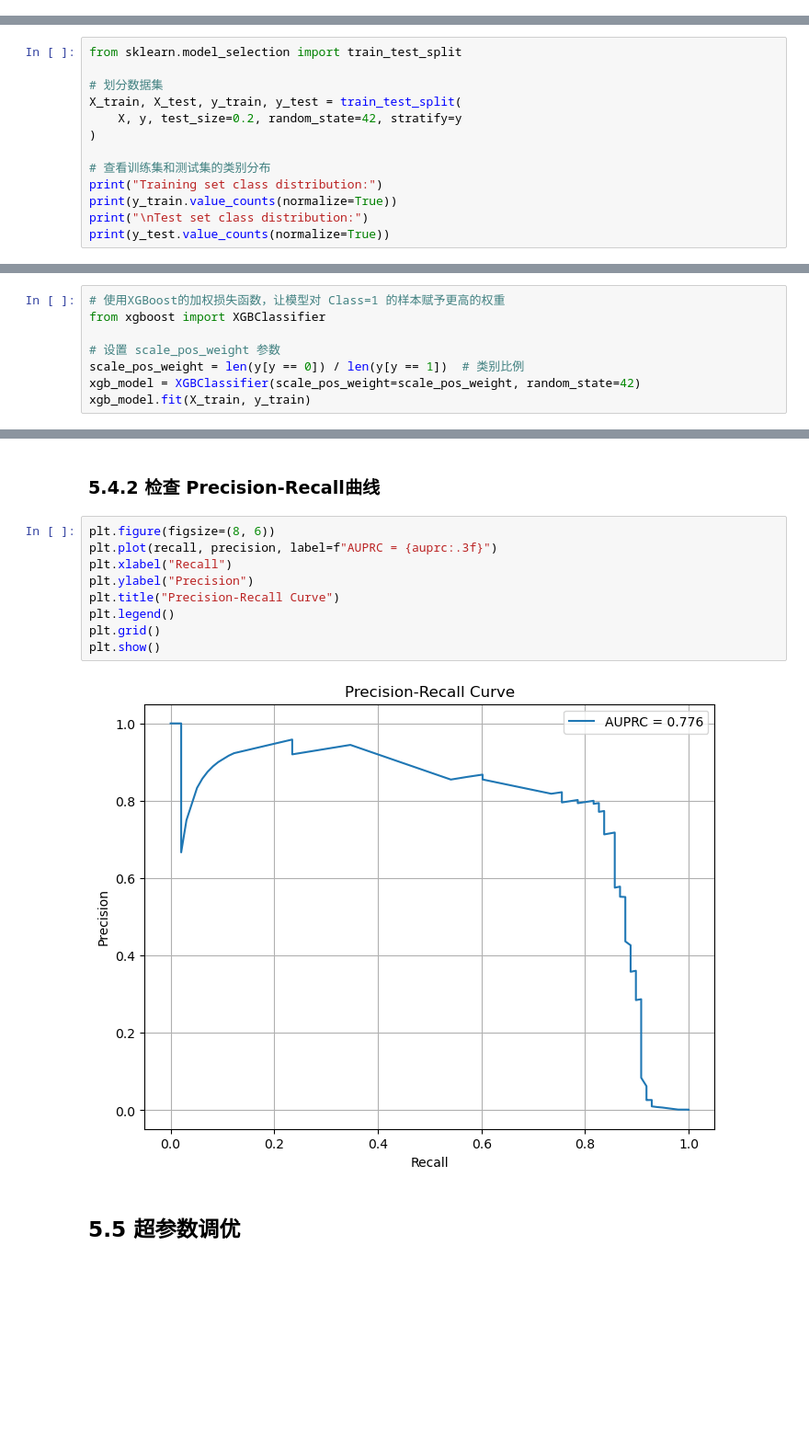
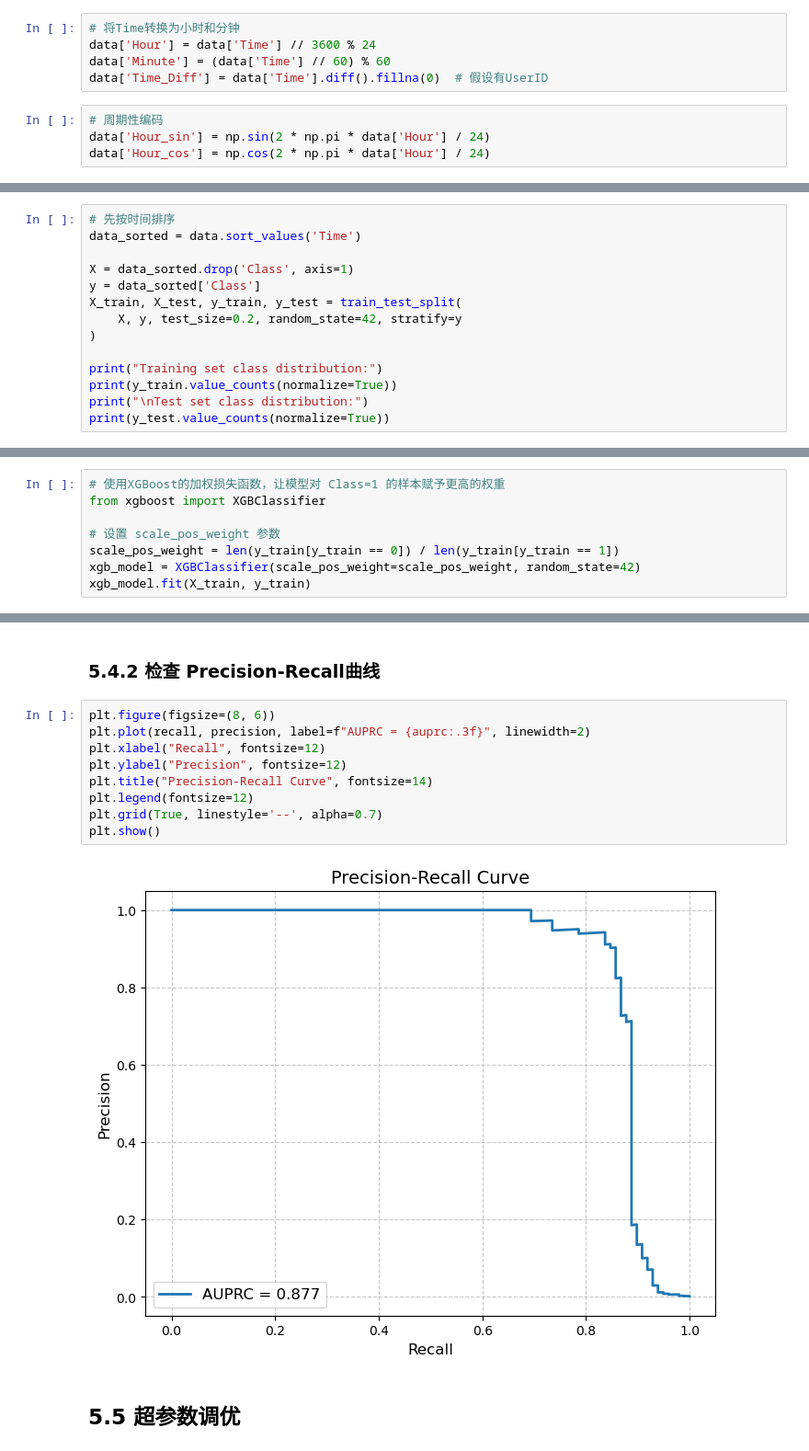
Before and after one commit to PinmogeJoshua/CreditCardFraudDetection, a Jupyter notebook: ccfd.ipynb, the cells around one changed output, grey strips where cells are left out. Shown at 92% size. Saved outputs shown, nothing was run; the diff lists cells and outputs as text; blank space fills up the shorter version.

```diff
--- a/ccfd.ipynb
+++ b/ccfd.ipynb
@@ -39,3 +36,12 @@ data = data.drop(columns=['Time'])
+# %%
+# 将Time转换为小时和分钟
+data['Hour'] = data['Time'] // 3600 % 24
+data['Minute'] = (data['Time'] // 60) % 60
+data['Time_Diff'] = data['Time'].diff().fillna(0)  # 假设有UserID
+# %%
+# 周期性编码
+data['Hour_sin'] = np.sin(2 * np.pi * data['Hour'] / 24)
+data['Hour_cos'] = np.cos(2 * np.pi * data['Hour'] / 24)
 # %% [markdown]
 ## 2.2 检查数据分布
 # %% [markdown]
@@ -265,12 +170,13 @@ Cross-validation AUC scores: [0.9725779  0.93830964 0.91496999 0.94720923 0.9065
 # %%
-from sklearn.model_selection import train_test_split
+# 先按时间排序
+data_sorted = data.sort_values('Time')
 
-# 划分数据集
+X = data_sorted.drop('Class', axis=1)
+y = data_sorted['Class']
 X_train, X_test, y_train, y_test = train_test_split(
     X, y, test_size=0.2, random_state=42, stratify=y
 )
 
-# 查看训练集和测试集的类别分布
 print("Training set class distribution:")
 print(y_train.value_counts(normalize=True))
 print("\nTest set class distribution:")
@@ -311,7 +217,7 @@ Name: proportion, dtype: float64
 from xgboost import XGBClassifier
 
 # 设置 scale_pos_weight 参数
-scale_pos_weight = len(y[y == 0]) / len(y[y == 1])  # 类别比例
+scale_pos_weight = len(y_train[y_train == 0]) / len(y_train[y_train == 1])
 xgb_model = XGBClassifier(scale_pos_weight=scale_pos_weight, random_state=42)
 xgb_model.fit(X_train, y_train)
 # %% [output]
@@ -411,15 +318,15 @@ Test AUPRC: 0.7757019225723487
 ### 5.4.2 检查 Precision-Recall曲线
 # %%
 plt.figure(figsize=(8, 6))
-plt.plot(recall, precision, label=f"AUPRC = {auprc:.3f}")
-plt.xlabel("Recall")
-plt.ylabel("Precision")
-plt.title("Precision-Recall Curve")
-plt.legend()
-plt.grid()
+plt.plot(recall, precision, label=f"AUPRC = {auprc:.3f}", linewidth=2)
+plt.xlabel("Recall", fontsize=12)
+plt.ylabel("Precision", fontsize=12)
+plt.title("Precision-Recall Curve", fontsize=14)
+plt.legend(fontsize=12)
+plt.grid(True, linestyle='--', alpha=0.7)
 plt.show()
 # %% [output]
-[figure, old version]
+[figure, new version]
 # %% [markdown]
 ## 5.5 超参数调优
 # %% [markdown]
```
Also changed, not shown: parts of 34 cells of this notebook, 2 other files.
